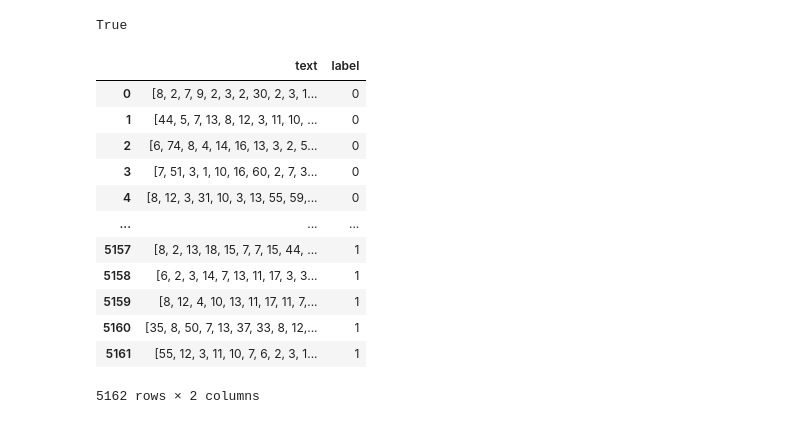
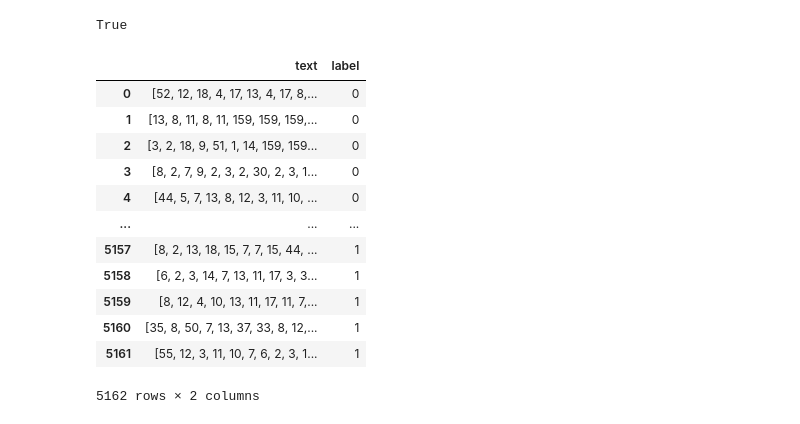
Before and after one commit to zzaebok/StopSwear, a Jupyter notebook: model/Untitled.ipynb, the cells around one changed output. Drawn from its saved outputs; the diff is of its cells as text; code cells hidden in the pictures.

```diff
--- a/model/Untitled.ipynb
+++ b/model/Untitled.ipynb
@@ -43,5 +44,22 @@ def preprocessing(char_list):
 df_normals = pd.read_csv('models/normals.txt', sep='\t', names=['text', 'label'])
 df_swears = pd.read_csv('models/swears.txt', sep='\t', names=['text', 'label'])
 # %%
-df_normals['text'] = df_normals['text'].apply(lambda x: j2hcj(h2j(x)))
-df_swears['text'] = df_swears['text'].apply(lambda x: j2hcj(h2j(x)))
+df_normals_sampled = df_normals.sample(n=len(df_swears)-len(df_normals_predefined), random_state=2020)
+df_total = pd.concat([df_normals_predefined, df_normals_sampled, df_swears], ignore_index=True)
+df_total['text'] = df_total['text'].apply(lambda x: j2hcj(h2j(x)))
+df_total['text'] = df_total['text'].apply(lambda x: preprocessing(list(x)))
+df_total
+# %% [output]
+|  | text | label |
+| 0 | [52, 12, 18, 4, 17, 13, 4, 17, 8,... | 0 |
+| 1 | [13, 8, 11, 8, 11, 159, 159, 159,... | 0 |
+| 2 | [3, 2, 18, 9, 51, 1, 14, 159, 159... | 0 |
+| 3 | [8, 2, 7, 9, 2, 3, 2, 30, 2, 3, 1... | 0 |
+| 4 | [44, 5, 7, 13, 8, 12, 3, 11, 10, ... | 0 |
+| ... | ... | ... |
+| 5157 | [8, 2, 13, 18, 15, 7, 7, 15, 44, ... | 1 |
+| 5158 | [6, 2, 3, 14, 7, 13, 11, 17, 3, 3... | 1 |
+| 5159 | [8, 12, 4, 10, 13, 11, 17, 11, 7,... | 1 |
+| 5160 | [35, 8, 50, 7, 13, 37, 33, 8, 12,... | 1 |
+| 5161 | [55, 12, 3, 11, 10, 7, 6, 2, 3, 1... | 1 |
+5162 rows × 2 columns
@@ -53,20 +66,3 @@ df_normals_sampled = df_normals.sample(n=len(df_swears), random_state=2020)
-# %%
-df_total = pd.concat([df_normals_sampled, df_swears], ignore_index=True)
-df_total
-# %% [output]
-|  | text | label |
-| 0 | [8, 2, 7, 9, 2, 3, 2, 30, 2, 3, 1... | 0 |
-| 1 | [44, 5, 7, 13, 8, 12, 3, 11, 10, ... | 0 |
-| 2 | [6, 74, 8, 4, 14, 16, 13, 3, 2, 5... | 0 |
-| 3 | [7, 51, 3, 1, 10, 16, 60, 2, 7, 3... | 0 |
-| 4 | [8, 12, 3, 31, 10, 3, 13, 55, 59,... | 0 |
-| ... | ... | ... |
-| 5157 | [8, 2, 13, 18, 15, 7, 7, 15, 44, ... | 1 |
-| 5158 | [6, 2, 3, 14, 7, 13, 11, 17, 3, 3... | 1 |
-| 5159 | [8, 12, 4, 10, 13, 11, 17, 11, 7,... | 1 |
-| 5160 | [35, 8, 50, 7, 13, 37, 33, 8, 12,... | 1 |
-| 5161 | [55, 12, 3, 11, 10, 7, 6, 2, 3, 1... | 1 |
-5162 rows × 2 columns
 # %%
 df_train, df_test = train_test_split(df_total, test_size=0.2, stratify=df_total['label'])
 # %%
```
Also changed, not shown: parts of 7 cells of this notebook, 7 other files.
